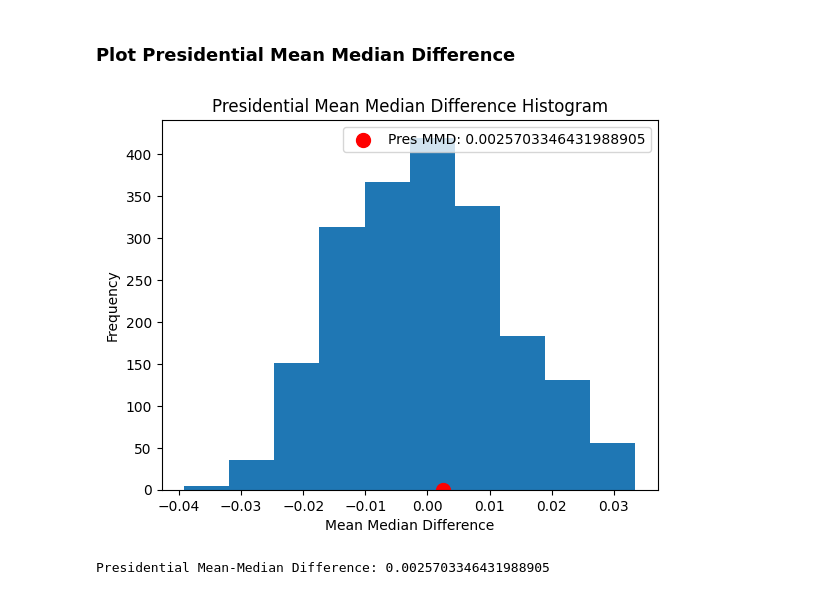
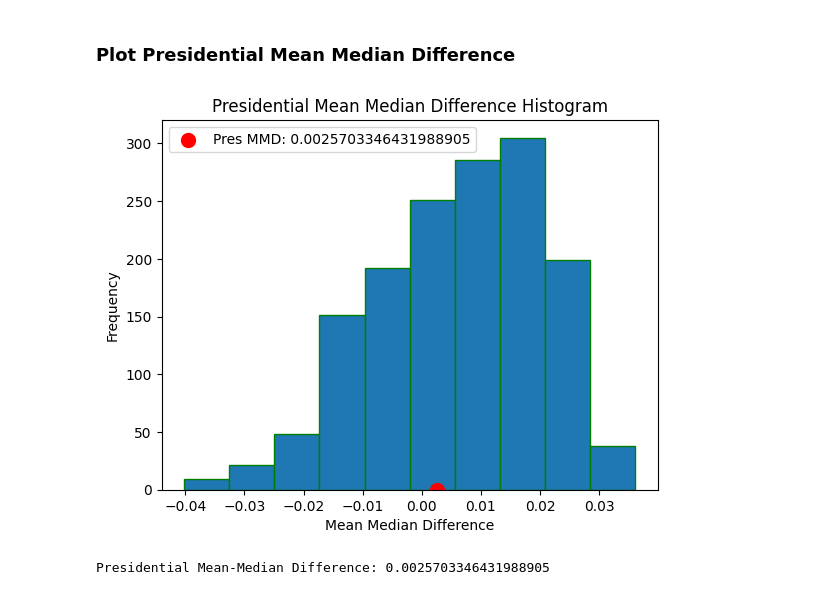
Before and after one commit to blaydeomura/AI_for_redistricting_final_project, a Jupyter notebook: CT_final_outlier_analysis.ipynb, the cells around one changed output. Cells and saved outputs as stored; diff of their text form; code cells hidden in the pictures.

```diff
--- a/CT_final_outlier_analysis.ipynb
+++ b/CT_final_outlier_analysis.ipynb
@@ -24,7 +25,7 @@ outdir="./CT_recom"
 # %% [markdown]
 Here are parameters that we can change later if needed
 # %%
-total_steps_in_run=2000
+total_steps_in_run=1500
 save_district_graph_mod=1
 save_district_plot_mod=100 # save every hundreth map
 # %% [markdown]
@@ -340,18 +342,18 @@ pres_mean_median_diff = initial_partition["PRES16"].mean_median()
 # %%
 # Plot our histogram
 plt.figure()
-plt.hist(pres_mmd, align = 'left')
+plt.hist(pres_mmd, edgecolor = "green", align='mid')
 plt.title('Presidential Mean Median Difference Histogram')
 plt.xlabel('Mean Median Difference')
 plt.ylabel('Frequency')
 
 # Scatter plot of mmd
 plt.scatter([pres_mean_median_diff], [0], color='red', s=100, label=f'Pres MMD: {pres_mean_median_diff:}')  # s is the size of the dot
 plt.legend()  # Show legend with the label of scatter
 
 plt.show()
 # %% [output]
-[figure, old version]
+[figure, new version]
 # %%
 print(f"Presidential Mean-Median Difference: {pres_mean_median_diff}")
 # %% [output]
```
Also changed, not shown: parts of 11 cells of this notebook.
